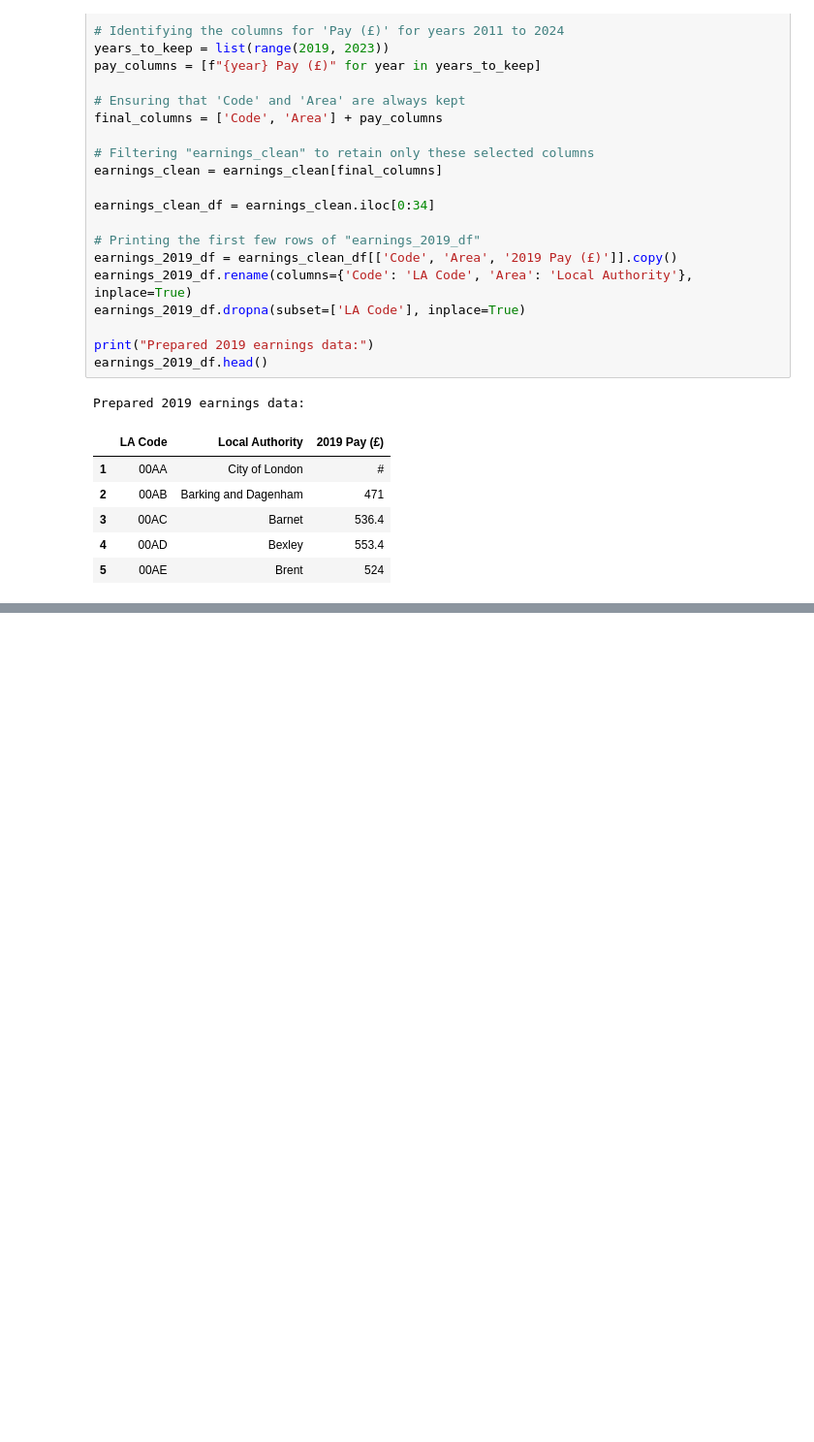
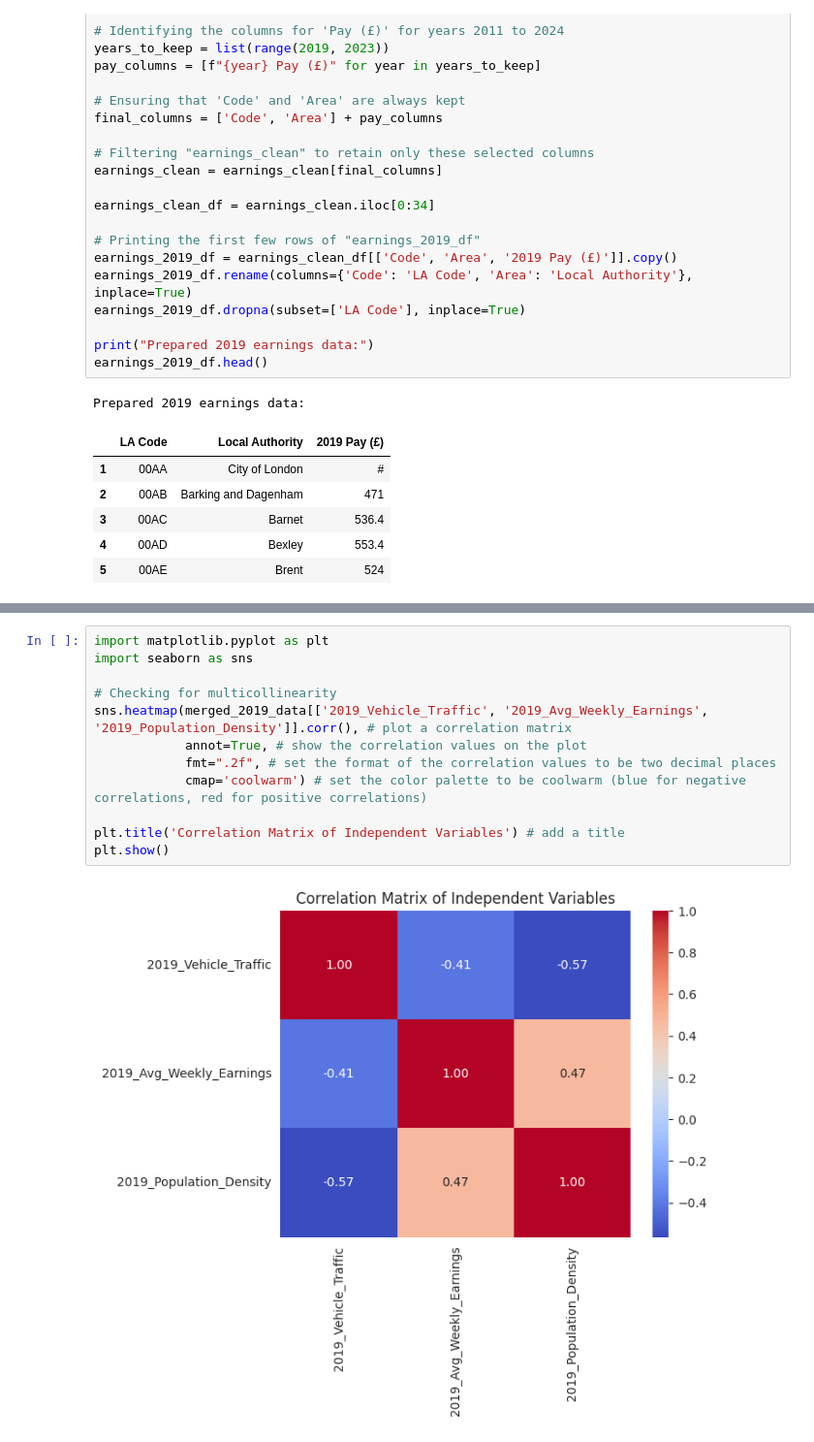
Before and after one commit to evelynkim04/QM2_coursework, a Jupyter notebook: 2019_regression.ipynb, the cells around one changed output, grey strips where cells are left out. Shown at 97% size. Cells and saved outputs as stored; diff of their text form; blank space fills up the shorter version.

```diff
--- a/2019_regression.ipynb
+++ b/2019_regression.ipynb
@@ -550,0 +669,14 @@ plt.show()
+# %%
+import matplotlib.pyplot as plt
+import seaborn as sns
+
+# Checking for multicollinearity
+sns.heatmap(merged_2019_data[['2019_Vehicle_Traffic', '2019_Avg_Weekly_Earnings', '2019_Population_Density']].corr(), # plot a correlation matrix
+            annot=True, # show the correlation values on the plot
+            fmt=".2f", # set the format of the correlation values to be two decimal places
+            cmap='coolwarm') # set the color palette to be coolwarm (blue for negative correlations, red for positive correlations)
+
+plt.title('Correlation Matrix of Independent Variables') # add a title
+plt.show()
+# %% [output]
+[figure, added]
```
Also changed, not shown: parts of 14 cells of this notebook.
